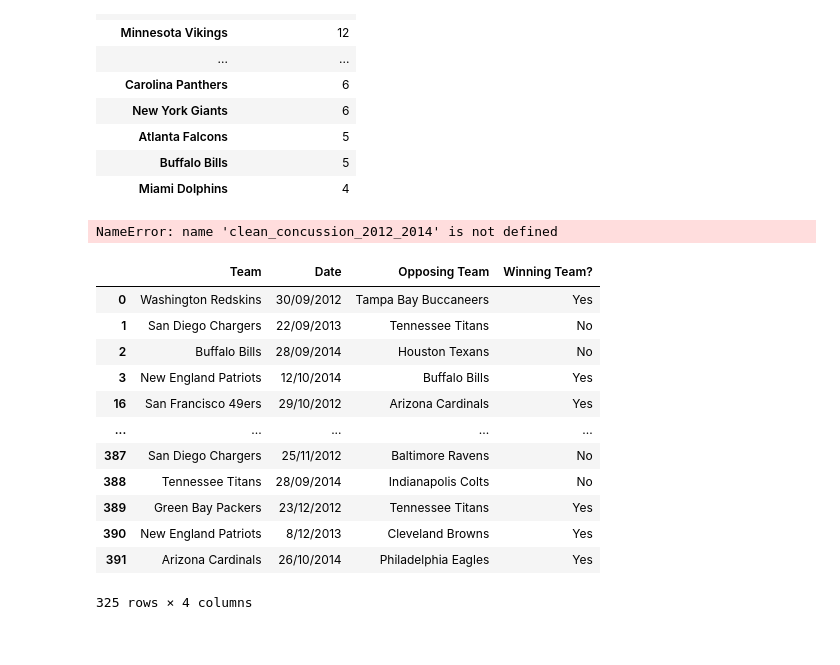
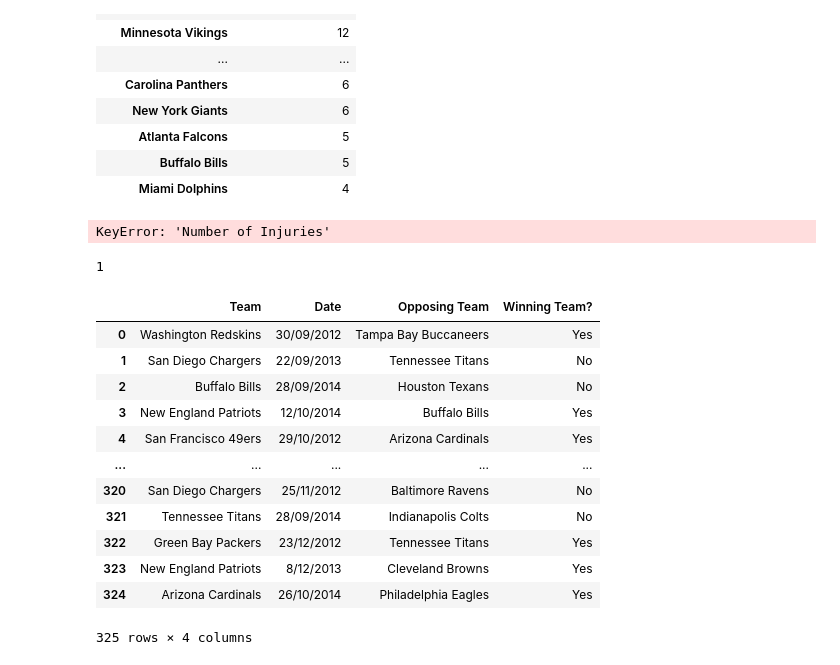
Before and after one commit to DunieCarrasco/nfl_concussion_analysis, a Jupyter notebook: games_missed.ipynb, the cells around one changed output. Saved outputs shown, nothing was run; the diff lists cells and outputs as text; code cells hidden in the pictures.

```diff
--- a/games_missed.ipynb
+++ b/games_missed.ipynb
@@ -208,21 +226,26 @@ num_injury=num_injury.index.name='Number Games Missed'
+# %%
+
+summary_injury=num_injury.groupby("Number of Injuries").agg(['mean', 'median', 'var', 'std', 'sem'])
+# %% [output]
+KeyError: 'Number of Injuries'
 # %%
-clean_concussion_2012_2014["Weeks Injured"].nunique()
+concussion_2012_2014["Weeks Injured"].nunique()
 # %% [output]
-NameError: name 'clean_concussion_2012_2014' is not defined
+1
 # %%
-team_success_concussion = clean_concussion_2012_2014.loc[:,['Team', 'Date', 'Opposing Team', 'Winning Team?',]]
+team_success_concussion = concussion_2012_2014.loc[:,['Team', 'Date', 'Opposing Team', 'Winning Team?',]]
 team_success_concussion
 # %% [output]
 |  | Team | Date | Opposing Team | Winning Team? |
 | 0 | Washington Redskins | 30/09/2012 | Tampa Bay Buccaneers | Yes |
 | 1 | San Diego Chargers | 22/09/2013 | Tennessee Titans | No |
 | 2 | Buffalo Bills | 28/09/2014 | Houston Texans | No |
 | 3 | New England Patriots | 12/10/2014 | Buffalo Bills | Yes |
-| 16 | San Francisco 49ers | 29/10/2012 | Arizona Cardinals | Yes |
+| 4 | San Francisco 49ers | 29/10/2012 | Arizona Cardinals | Yes |
 | ... | ... | ... | ... | ... |
-| 387 | San Diego Chargers | 25/11/2012 | Baltimore Ravens | No |
-| 388 | Tennessee Titans | 28/09/2014 | Indianapolis Colts | No |
-| 389 | Green Bay Packers | 23/12/2012 | Tennessee Titans | Yes |
-| 390 | New England Patriots | 8/12/2013 | Cleveland Browns | Yes |
-| 391 | Arizona Cardinals | 26/10/2014 | Philadelphia Eagles | Yes |
+| 320 | San Diego Chargers | 25/11/2012 | Baltimore Ravens | No |
+| 321 | Tennessee Titans | 28/09/2014 | Indianapolis Colts | No |
+| 322 | Green Bay Packers | 23/12/2012 | Tennessee Titans | Yes |
+| 323 | New England Patriots | 8/12/2013 | Cleveland Browns | Yes |
+| 324 | Arizona Cardinals | 26/10/2014 | Philadelphia Eagles | Yes |
 325 rows × 4 columns
```
Also changed, not shown: parts of 6 cells of this notebook.
